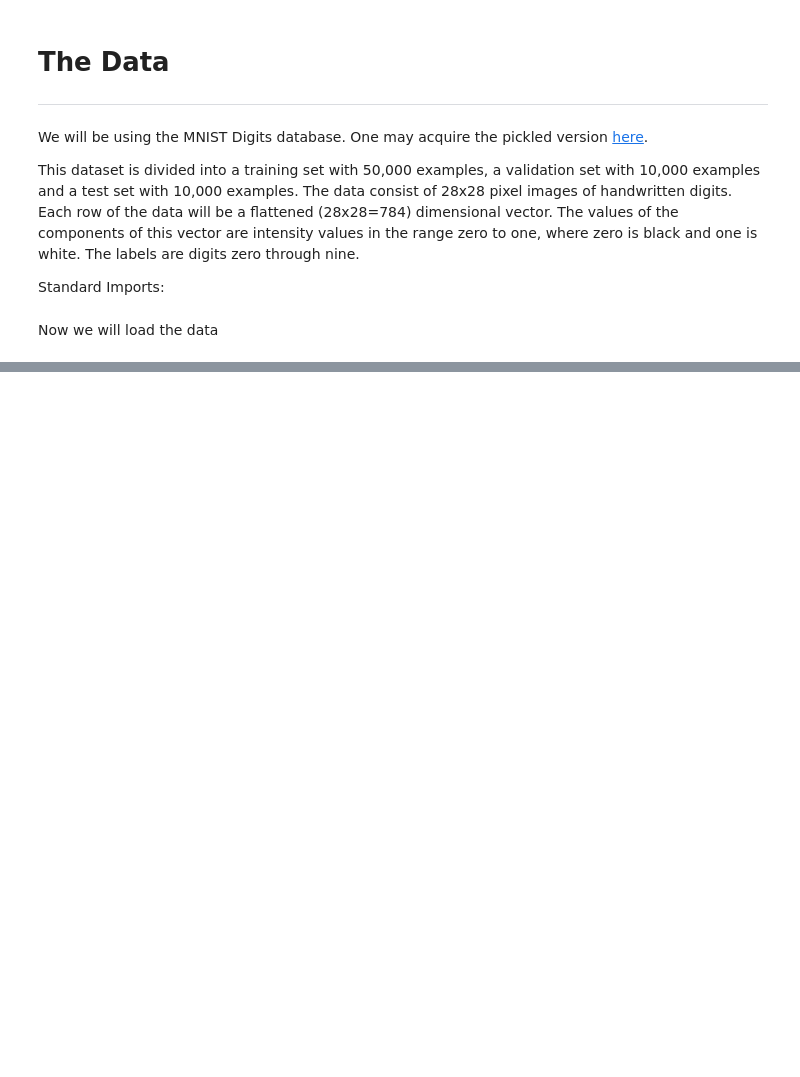
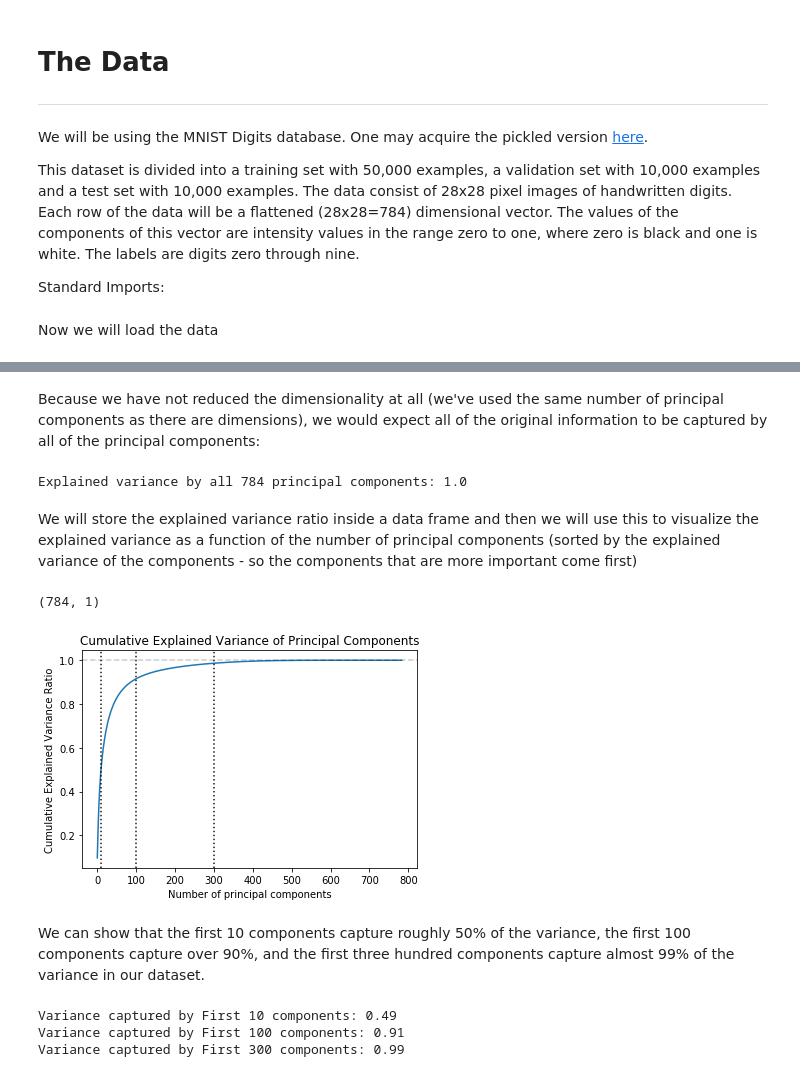
Before and after one commit to andrewhong5297/Unsupervised_Learning, a Jupyter notebook: A Tour of Dimensionality Reduction in Scikit-Learn.ipynb, the cells around one changed output, grey strips where cells are left out. Drawn from its saved outputs; the diff is of its cells as text; code cells hidden in the pictures; blank space fills up the shorter version.

Commit message:
finished the first PCA section

```diff
--- a/A Tour of Dimensionality Reduction in Scikit-Learn.ipynb
+++ b/A Tour of Dimensionality Reduction in Scikit-Learn.ipynb
@@ -41,0 +70,13 @@ Now we will load the data
+# %%
+train_index = range( len(X_train ) )
+validation_index = range( len(X_train) , len(X_train) + len(X_validation) )
+test_index = range( len(X_train) + len(X_validation) , len(X_train) + len(X_validation) + len(X_test) )
+
+X_train = pd.DataFrame( data=X_train, index=train_index )
+y_train = pd.DataFrame( data=y_train, index=train_index )
+
+X_validation = pd.DataFrame( data=X_validation, index=validation_index )
+y_validation = pd.DataFrame( data=y_validation, index=validation_index )
+
+X_test = pd.DataFrame( data=X_test, index=test_index )
+y_test = pd.DataFrame( data=y_test, index=test_index )
@@ -41,0 +102,55 @@ Now we will load the data
+# %%
+from sklearn.decomposition import PCA
+
+n_components = 784
+whiten = False
+random_state = 2019
+
+
+pca = PCA( n_components=n_components, whiten=whiten, random_state=random_state )
+
+# 50000 rows, 784 columns
+X_train_PCA = pca.fit_transform( X_train )
+X_train_PCA = pd.DataFrame( data=X_train_PCA, index=train_index )
+# %% [markdown]
+Because we have not reduced the dimensionality at all (we've used the same number of principal components as there are dimensions), we would expect all of the original information to be captured by all of the principal components:
+# %%
+print("Explained variance by all 784 principal components: {}".format(np.sum(pca.explained_variance_ratio_)))
+# %% [output]
+Explained variance by all 784 principal components: 1.0
+# %% [markdown]
+We will store the explained variance ratio inside a data frame and then we will use this to visualize the explained variance as a function of the number of principal components (sorted by the explained variance of the components - so the components that are more important come first)
+# %%
+importanceOfPrincipalComponents = pd.DataFrame(data=pca.explained_variance_ratio_)
+# there is one row for each of the principal components
+print(importanceOfPrincipalComponents.shape)
+# %% [output]
+(784, 1)
+# %%
+vertical_line_props = {'linestyle':':', 'alpha':0.9,'color':'black'}
+cumulative_importance = np.cumsum(importanceOfPrincipalComponents)
+plt.plot(cumulative_importance)
+plt.title("Cumulative Explained Variance of Principal Components")
+plt.xlabel("Number of principal components")
+plt.ylabel("Cumulative Explained Variance Ratio")
+plt.axhline(1.0,color='black',linestyle='dashed',alpha=0.2)
+
+plt.axvline(10, **vertical_line_props)
+plt.axvline(100,**vertical_line_props)
+plt.axvline(300,**vertical_line_props)
+plt.show()
+# %% [output]
+[figure, added]
+# %% [markdown]
+We can show that the first 10 components capture roughly 50% of the variance, the first 100 components capture over 90%, and the first three hundred components capture almost 99% of the variance in our dataset.
+# %%
+first_ten_index = 9
+first_hundred_index = 99
+first_three_hundred_index = 299
+print("Variance captured by First 10 components: {:.2f}".format(cumulative_importance.loc[first_ten_index].values[0]))
+print("Variance captured by First 100 components: {:.2f}".format(cumulative_importance.loc[first_hundred_index].values[0]))
+print("Variance captured by First 300 components: {:.2f}".format(cumulative_importance.loc[first_three_hundred_index].values[0]))
+# %% [output]
+Variance captured by First 10 components: 0.49
+Variance captured by First 100 components: 0.91
+Variance captured by First 300 components: 0.99
```
Also changed, not shown: parts of 10 cells of this notebook.
